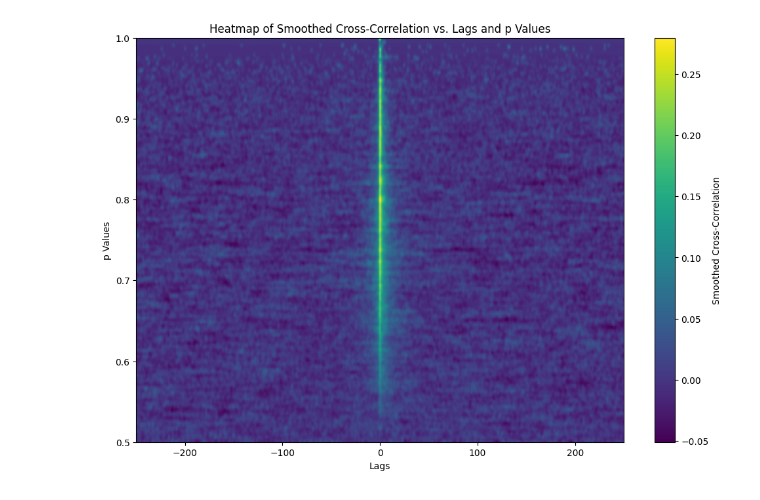
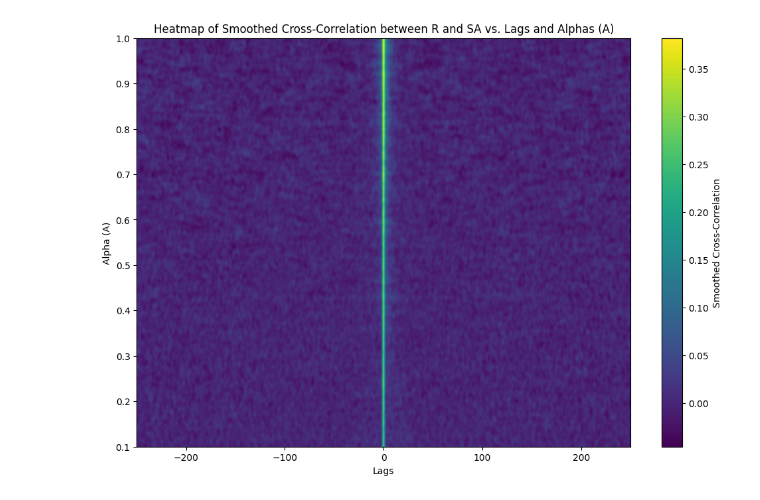
Before and after one commit to sabdi077/Max._Likelihood_-_Transient_Q_ij, a Jupyter notebook: SR:A_AR:S_R:AS_ANALYSIS.ipynb, the cells around one changed output. Drawn from its saved outputs; the diff is of its cells as text; code cells hidden in the pictures.

```diff
--- a/SR:A_AR:S_R:AS_ANALYSIS.ipynb
+++ b/SR:A_AR:S_R:AS_ANALYSIS.ipynb
@@ -748,7 +1025,7 @@ import matplotlib.pyplot as plt
 from scipy.ndimage import gaussian_filter
 
 def SAR_Generator(states, actions, rewards, expert_series):
-    start, finish = expert_series[0]  # Take the first segment
+    start, finish = expert_series[0]  # Taking the first segment
     new_states  = states[start:finish +1]
     new_actions = actions[start:finish +1]
     new_rewards = rewards[start:finish +1]
@@ -775,10 +1052,9 @@ def cross_correlation_manual(x, y, lag_var, mx_lag):
                 segment_x = x[-lag:]
                 segment_y = y[:len(y) + lag]
 
-        # Ensure segment_x and segment_y are the same length for this lag
+
         min_len = len(segment_x)  # This is len(x) - abs(lag)
         segment_y = segment_y[:min_len]
-        segment_x = segment_x[:min_len]
 
         std_x = np.std(segment_x)
         std_y = np.std(segment_y)
@@ -857,7 +1133,7 @@ def R_mapping(states, actions, rewards, expert_series):
         X.append(X_i)
     return X
 
-def avg_correlate_R_SA(states, actions, rewards, expert_series, expert_length):
+def avg_correlate(states, actions, rewards, expert_series, expert_length):
     max_lag = int(0.2 * expert_length)
     R_seq = R_mapping(states, actions, rewards, expert_series)
     SA_seq = SA_mapping(states, actions, rewards, expert_series)
@@ -866,78 +1142,52 @@ def avg_correlate_R_SA(states, actions, rewards, expert_series, expert_length):
     lags = list(range(-max_lag, max_lag + 1))
     return cross_corr, lags
 
-def avg_correlate_R_A(states, actions, rewards, expert_series, expert_length):
-    max_lag = int(0.2 * expert_length)
-    R_seq = R_mapping(states, actions, rewards, expert_series)
-    A_seq = A_mapping(states, actions, rewards, expert_series)
-
-    cross_corr = cross_correlation_manual(R_seq, A_seq, A_seq, max_lag)
-    lags = list(range(-max_lag, max_lag + 1))
-    return cross_corr, lags
-
 def gaussian_smoothing_3d(data, sigma):
-    # Apply Gaussian filter to each 2D slice separately
+    # Applying Gaussian filter to each 2D slice separately
     return gaussian_filter(data, sigma=sigma)
 
-def compute_heatmap_data(T, A, B, ps, sigma, expert_length):
-    heatmap_data_R_SA = []
-    heatmap_data_R_A = []
+def compute_heatmap_data(T, A_vals, ps, B, sigma, expert_length):
+    heatmap_data = []
     lags = None
 
-    for p in ps:
-        sim = Simulation(T, p, expert_length)
+    for A in A_vals:
+        sim = Simulation(T, ps, expert_length)
         states, actions, rewards, _, _, expert_series = sim.Generate_SAR(A, B)
-        y_mouse_rev_R_SA, x_mouse_rev = avg_correlate_R_SA(states, actions, rewards, expert_series, expert_length)
-        y_mouse_rev_R_A, x_mouse_rev = avg_correlate_R_A(states, actions, rewards, expert_series, expert_length)
+        y_mouse_rev, x_mouse_rev = avg_correlate(states, actions, rewards, expert_series, expert_length)
 
-        y_mouse_rev_smoothed_R_SA = np.array(y_mouse_rev_R_SA)  # Convert to numpy array for filtering
-        y_mouse_rev_smoothed_R_A = np.array(y_mouse_rev_R_A)
+        y_mouse_rev_smoothed = np.array(y_mouse_rev)  # Converting to numpy array for filtering
 
         if lags is None:
-            lags = x_mouse_rev  # Assuming lags are the same for all ps
+            lags = x_mouse_rev  # Assuming lags are the same for all B values
 
-        heatmap_data_R_SA.append(y_mouse_rev_smoothed_R_SA)
-        heatmap_data_R_A.append(y_mouse_rev_smoothed_R_A)
+        heatmap_data.append(y_mouse_rev_smoothed)
 
-    # Convert heatmap_data to a numpy array with dimensions (ps, lags)
-    heatmap_data_R_SA = np.array(heatmap_data_R_SA)
-    heatmap_data_R_A = np.array(heatmap_data_R_A)
+    # Converting heatmap_data to a numpy array with dimensions (B_vals, lags)
+    heatmap_data = np.array(heatmap_data)
 
-    # Apply 3D Gaussian filter
-    smoothed_heatmap_data_R_SA = gaussian_smoothing_3d(heatmap_data_R_SA, sigma)
-    smoothed_heatmap_data_R_A = gaussian_smoothing_3d(heatmap_data_R_A, sigma)
+    # Applying 3D Gaussian filter
+    smoothed_heatmap_data = gaussian_smoothing_3d(heatmap_data, sigma)
 
-    return smoothed_heatmap_data_R_SA, smoothed_heatmap_data_R_A, lags
+    return smoothed_heatmap_data, lags
 
 # Parameters
-
-# Parameters
+B = float(input('What beta (B) would you like? '))
+p = float(input('What p value would you like between 0.5 and 1? '))
 sigma = float(input('What sigma value for Gaussian smoothing would you like? '))
 T = int(input('What number of trials would you like? '))
-A = float(input('What learning rate would you like? '))
-B = float(input('What beta would you like? '))
-N= int(input('How many elements would you like?'))
-ps = np.linspace(0.5, 1, N)
+N = int(input("What number of elements would you like?"))
+A_vals = np.linspace(0.1, 1, N)  # Varying beta along the y-axis
 
-# Compute heatmap data
-smoothed_heatmap_data_R_SA, smoothed_heatmap_data_R_A, lags = compute_heatmap_data(T, A, B, ps, sigma, expert_length=N/0.2)
-print(f"Sigma = {sigma}", f"B = {B}", f"T = {T}", f"A = {A}")
+# Computing heatmap data
+smoothed_heatmap_data, lags = compute_heatmap_data(T, A_vals, p, B, sigma, expert_length=N/0.2)
+print(f"Sigma = {sigma}", f"B = {B}", f"T = {T}", f"p = {p}")
 print(f'Length of expert phase = {N}')
-
-# Create heatmap
+# Creating heatmap
 plt.figure(figsize=(12, 8))
-plt.imshow(smoothed_heatmap_data_R_SA, aspect='auto', cmap='viridis', extent=[lags[0], lags[-1], ps[0], ps[-1]], origin='lower')
+plt.imshow(smoothed_heatmap_data, aspect='auto', cmap='viridis', extent=[lags[0], lags[-1], A_vals[0], A_vals[-1]], origin='lower')
 plt.colorbar(label='Smoothed Cross-Correlation')
 plt.xlabel('Lags')
-plt.ylabel('p Values')
-plt.title('Heatmap of Smoothed Cross-Correlation vs. Lags and p Values')
+plt.ylabel('Alpha (A)')
+plt.title('Heatmap of Smoothed Cross-Correlation between R and SA vs. Lags and Alphas (A)')
 plt.show()
-
-plt.figure(figsize=(12, 8))
-plt.imshow(smoothed_heatmap_data_R_A, aspect='auto', cmap='viridis', extent=[lags[0], lags[-1], ps[0], ps[-1]], origin='lower')
-plt.colorbar(label='Smoothed Cross-Correlation')
-plt.xlabel('Lags')
-plt.ylabel('p Values')
-plt.title('Heatmap of Smoothed Cross-Correlation vs. Lags and p Values')
-plt.show()
 # %% [output]
@@ -945,2 +1195,2 @@ Sigma = 1.0 B = 9.0 T = 70000 A = 0.7
 Length of expert phase = 250
-[figure, old version]
+[figure, new version]
```
Also changed, not shown: parts of 9 cells of this notebook.
